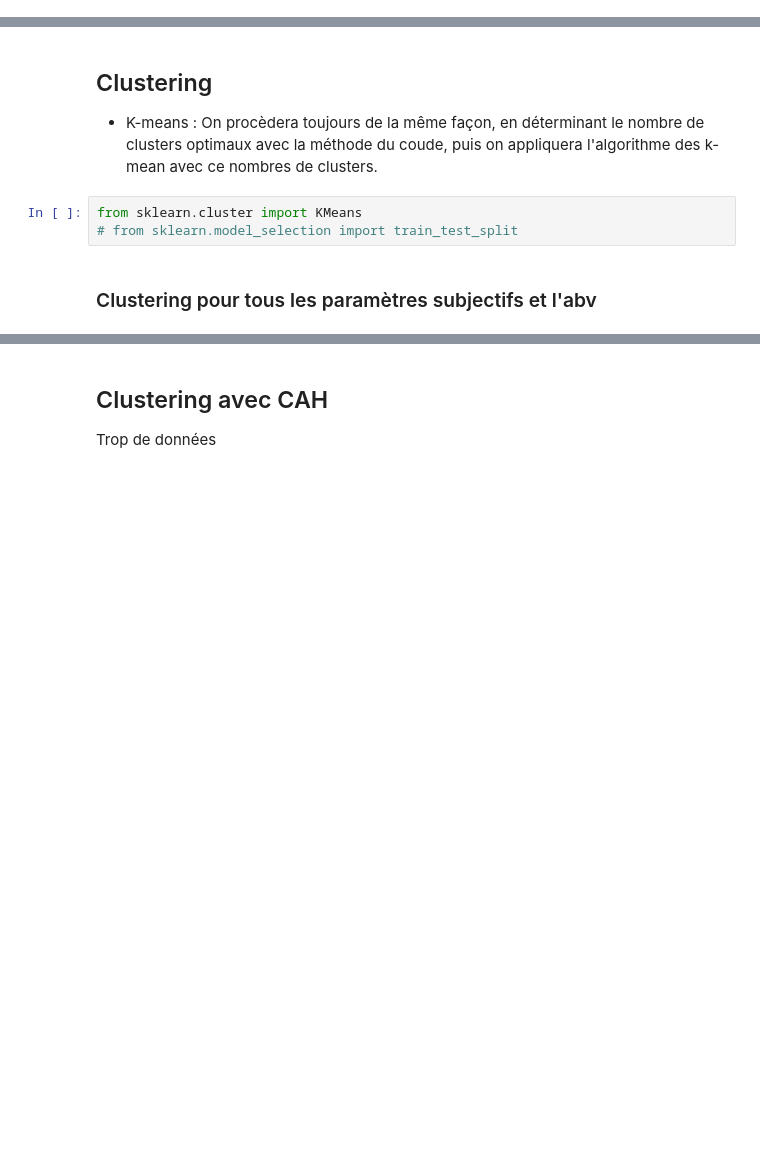
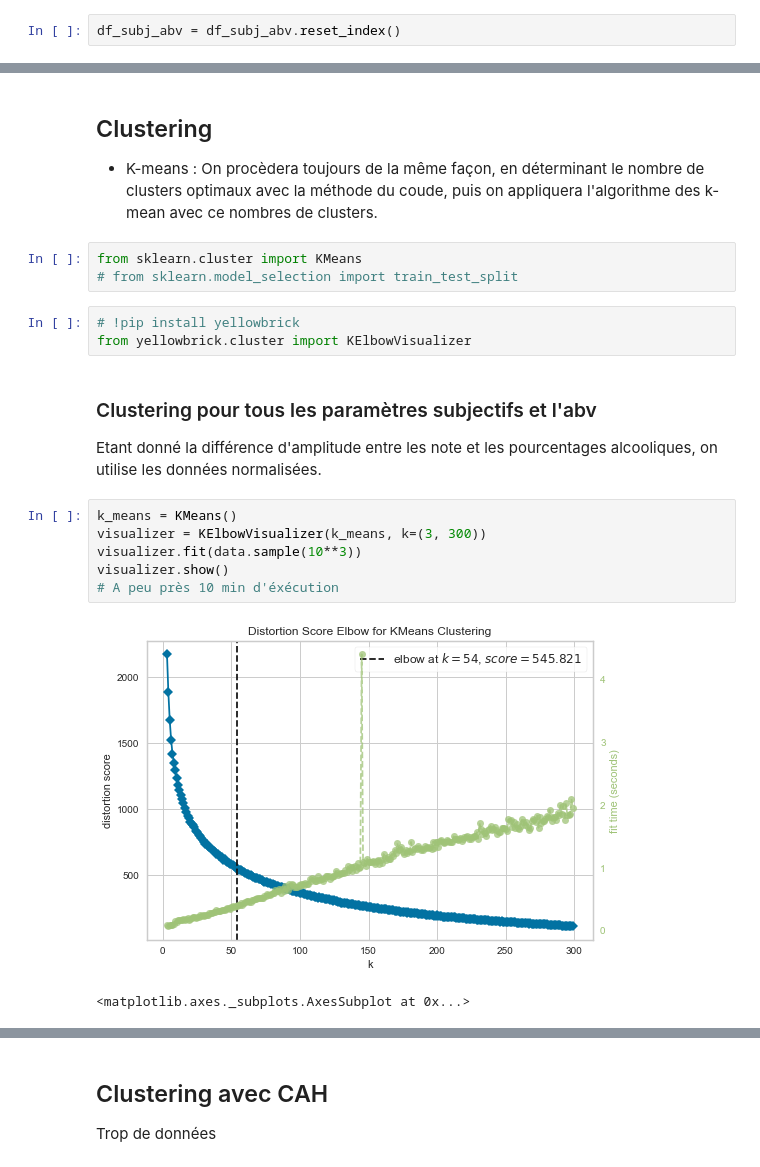
Before and after one commit to rhomain-rangeay/Projet-Python-pour-le-Data-Scientist, a Jupyter notebook: Notebook_ML.ipynb, the cells around one changed output, grey strips where cells are left out. Saved outputs shown, nothing was run; the diff lists cells and outputs as text; blank space fills up the shorter version.

```diff
--- a/Notebook_ML.ipynb
+++ b/Notebook_ML.ipynb
@@ -63,0 +62,2 @@ df_subj_abv.describe()
+# %%
+df_subj_abv = df_subj_abv.reset_index()
@@ -68,5 +118,19 @@ df_subj_abv.describe()
 # %%
 from sklearn.cluster import KMeans
 # from sklearn.model_selection import train_test_split
+# %%
+# !pip install yellowbrick
+from yellowbrick.cluster import KElbowVisualizer
 # %% [markdown]
 ### Clustering pour tous les paramètres subjectifs et l'abv
+
+Etant donné la différence d'amplitude entre les note et les pourcentages alcooliques, on utilise les données normalisées.
+# %%
+k_means = KMeans()
+visualizer = KElbowVisualizer(k_means, k=(3, 300))
+visualizer.fit(data.sample(10**3))
+visualizer.show()
+# A peu près 10 min d'éxécution
+# %% [output]
+[figure, added]
+<matplotlib.axes._subplots.AxesSubplot at 0x...>
```
Also changed, not shown: parts of 46 cells of this notebook.
